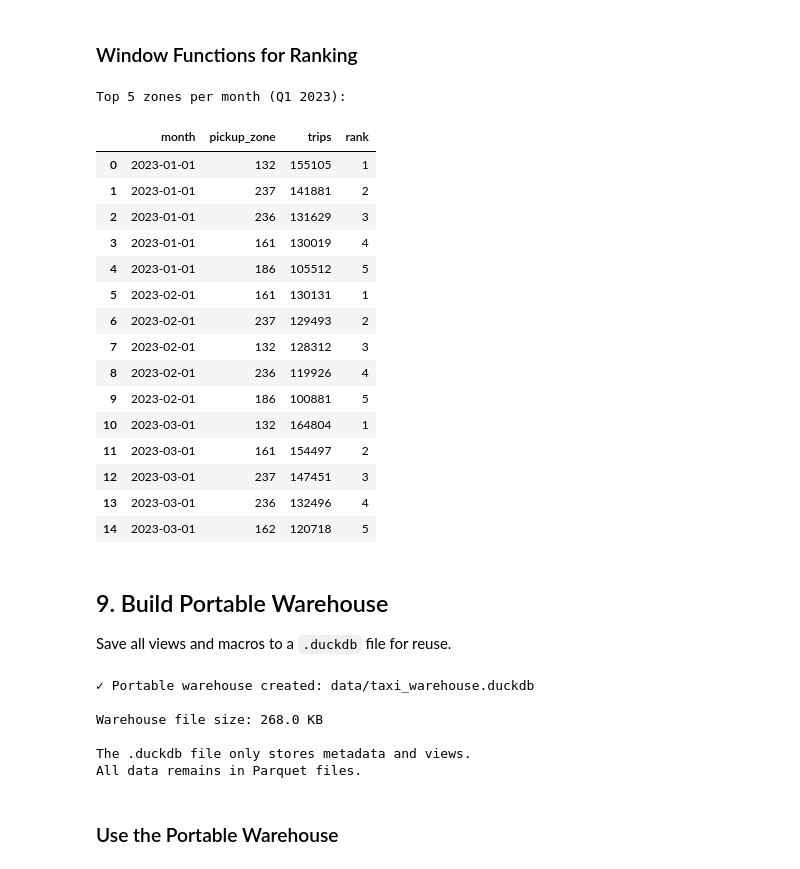
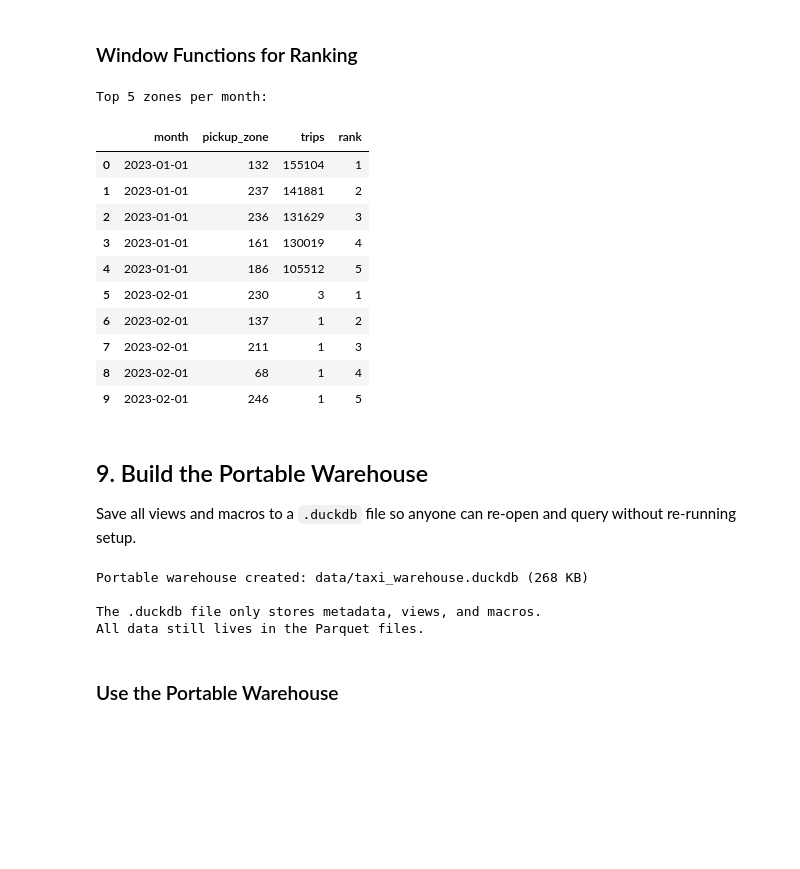
Before and after one commit to arshadansari27/local-first-analytics-code, a Jupyter notebook: chapter-05/chapter_05_duckdb_warehouse.ipynb, the cells around one changed output. Cells and saved outputs as stored; diff of their text form; code cells hidden in the pictures; blank space fills up the shorter version.

```diff
--- a/chapter-05/chapter_05_duckdb_warehouse.ipynb
+++ b/chapter-05/chapter_05_duckdb_warehouse.ipynb
@@ -40,23 +46,21 @@ print("✓ Setup complete")
 # %%
 con = duckdb.connect()
 
-# Download all 2023 monthly files and convert to Parquet
-# This grabs ~50M rows total
-for month in range(1, 13):
+MONTHS = [1]  # change to list(range(1, 13)) for the full year (~600MB)
+
+for month in MONTHS:
     url = (
-        f"https://d37ci6vzurychx.cloudfront.net/trip-data/"
-        f"yellow_tripdata_2023-{month:02d}.parquet"
+        f'https://d37ci6vzurychx.cloudfront.net/trip-data/'
+        f'yellow_tripdata_2023-{month:02d}.parquet'
     )
-    output = f"data/raw/taxi/yellow_tripdata_2023-{month:02d}.parquet"
+    output = f'data/raw/taxi/yellow_tripdata_2023-{month:02d}.parquet'
 
     con.execute(f"""
         COPY (
             SELECT * FROM read_parquet('{url}')
         ) TO '{output}' (FORMAT PARQUET, COMPRESSION ZSTD)
     """)
+    print(f'Downloaded month {month}')
 
-    print(f"✓ Downloaded month {month}")
-
-con.close()
-print("\n[COMPLETE] All 12 months downloaded")
+print(f'Total months downloaded: {len(MONTHS)}')
 # %% [output]
@@ -106,19 +73,20 @@ Monthly trip statistics (50M rows, ~3 seconds):
 # %%
-con = duckdb.connect()
-
-# Query all 50M rows across 12 files
+# Aggregate across every Parquet file in the directory.
+# DuckDB does column projection + predicate pushdown automatically.
 result = con.execute("""
     SELECT
         DATE_TRUNC('month', tpep_pickup_datetime) AS month,
         COUNT(*) AS trips,
         ROUND(AVG(trip_distance), 2) AS avg_distance,
         ROUND(AVG(total_amount), 2) AS avg_fare
-    FROM read_parquet('data/raw/taxi/*.parquet', union_by_name=1)
+    FROM read_parquet('data/raw/taxi/yellow_tripdata_*.parquet')
     WHERE trip_distance > 0
+      AND tpep_pickup_datetime >= TIMESTAMP '2023-01-01'
+      AND tpep_pickup_datetime <  TIMESTAMP '2024-01-01'
     GROUP BY 1
     ORDER BY 1
 """).df()
 
-print("Monthly trip statistics (50M rows, ~3 seconds):")
+print('Monthly trip statistics:')
 result
 # %% [output]
@@ -512,56 +452,47 @@ Total data points: 168
 # %% [markdown]
 ### Window Functions for Ranking
 # %%
-# Top pickup zones per month
 monthly_leaders = con.execute("""
     WITH monthly_zones AS (
         SELECT
             DATE_TRUNC('month', pickup_date) AS month,
             pickup_zone,
             COUNT(*) AS trips,
             ROW_NUMBER() OVER (
                 PARTITION BY DATE_TRUNC('month', pickup_date)
                 ORDER BY COUNT(*) DESC
             ) AS rank
         FROM clean_trips
-        WHERE pickup_date BETWEEN '2023-01-01' AND '2023-03-31'
         GROUP BY 1, 2
     )
     SELECT month, pickup_zone, trips, rank
     FROM monthly_zones
     WHERE rank <= 5
     ORDER BY month, rank
 """).df()
 
-print("Top 5 zones per month (Q1 2023):")
+print('Top 5 zones per month:')
 monthly_leaders
 # %% [output]
-Top 5 zones per month (Q1 2023):
+Top 5 zones per month:
 |  | month | pickup_zone | trips | rank |
-| 0 | 2023-01-01 | 132 | 155105 | 1 |
+| 0 | 2023-01-01 | 132 | 155104 | 1 |
 | 1 | 2023-01-01 | 237 | 141881 | 2 |
 | 2 | 2023-01-01 | 236 | 131629 | 3 |
 | 3 | 2023-01-01 | 161 | 130019 | 4 |
 | 4 | 2023-01-01 | 186 | 105512 | 5 |
-| 5 | 2023-02-01 | 161 | 130131 | 1 |
-| 6 | 2023-02-01 | 237 | 129493 | 2 |
-| 7 | 2023-02-01 | 132 | 128312 | 3 |
-| 8 | 2023-02-01 | 236 | 119926 | 4 |
-| 9 | 2023-02-01 | 186 | 100881 | 5 |
-| 10 | 2023-03-01 | 132 | 164804 | 1 |
-| 11 | 2023-03-01 | 161 | 154497 | 2 |
-| 12 | 2023-03-01 | 237 | 147451 | 3 |
-| 13 | 2023-03-01 | 236 | 132496 | 4 |
-| 14 | 2023-03-01 | 162 | 120718 | 5 |
+| 5 | 2023-02-01 | 230 | 3 | 1 |
+| 6 | 2023-02-01 | 137 | 1 | 2 |
+| 7 | 2023-02-01 | 211 | 1 | 3 |
+| 8 | 2023-02-01 | 68 | 1 | 4 |
+| 9 | 2023-02-01 | 246 | 1 | 5 |
 # %% [markdown]
-## 9. Build Portable Warehouse
+## 9. Build the Portable Warehouse
 
-Save all views and macros to a `.duckdb` file for reuse.
+Save all views and macros to a `.duckdb` file so anyone can re-open and query without re-running setup.
 # %%
-# Create a persistent .duckdb file
 warehouse_con = duckdb.connect('data/taxi_warehouse.duckdb')
 
-# Attach Parquet files as external tables
 warehouse_con.execute("""
     CREATE OR REPLACE VIEW trips AS
     SELECT * FROM read_parquet('data/staging/taxi/partitioned/**/*.parquet')
@@ -599,7 +530,7 @@ warehouse_con.execute("""
         END AS clean_amount
     FROM read_parquet('data/staging/taxi/partitioned/**/*.parquet')
     WHERE passenger_count > 0
-        AND fare_amount >= 0
+      AND fare_amount >= 0
 """)
 
 warehouse_con.execute("""
@@ -613,21 +544,17 @@ warehouse_con.execute("""
 
 warehouse_con.close()
 
-print("✓ Portable warehouse created: data/taxi_warehouse.duckdb")
-
-# Show file size
 import os
 size_kb = os.path.getsize('data/taxi_warehouse.duckdb') / 1024
-print(f"\nWarehouse file size: {size_kb:.1f} KB")
-print("\nThe .duckdb file only stores metadata and views.")
-print("All data remains in Parquet files.")
+print(f'Portable warehouse created: data/taxi_warehouse.duckdb ({size_kb:.0f} KB)')
+print()
+print('The .duckdb file only stores metadata, views, and macros.')
+print('All data still lives in the Parquet files.')
 # %% [output]
-✓ Portable warehouse created: data/taxi_warehouse.duckdb
+Portable warehouse created: data/taxi_warehouse.duckdb (268 KB)
 
-Warehouse file size: 268.0 KB
-
-The .duckdb file only stores metadata and views.
-All data remains in Parquet files.
+The .duckdb file only stores metadata, views, and macros.
+All data still lives in the Parquet files.
 # %% [markdown]
 ### Use the Portable Warehouse
 # %%
```
Also changed, not shown: parts of 23 cells of this notebook, 12 other files.
